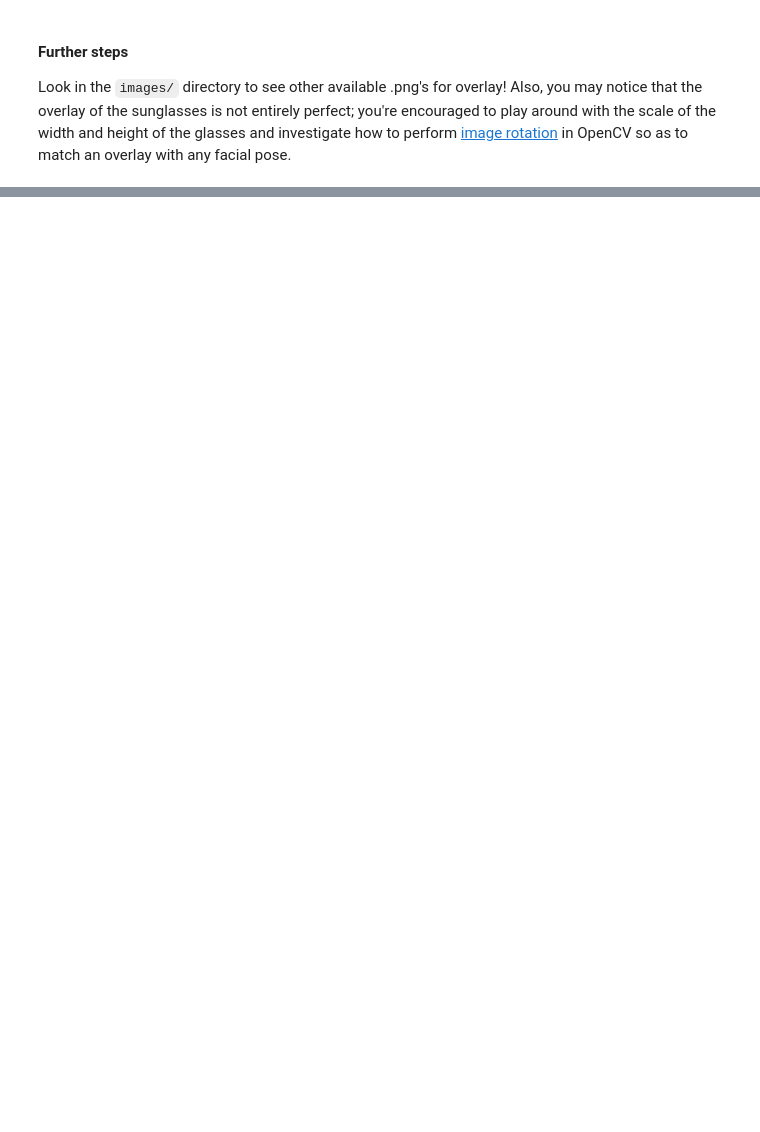
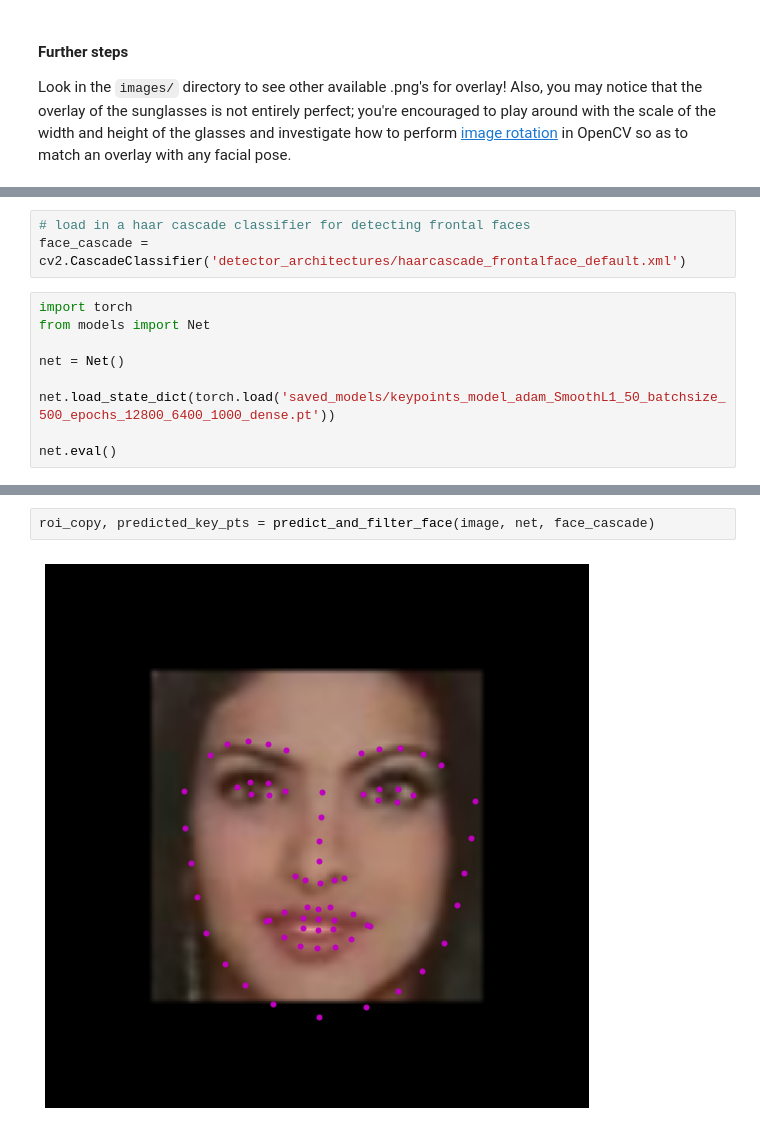
Before and after one commit to kmjawadurrahman/facial-keypoints-detection, a Jupyter notebook: 4. Fun with Keypoints.ipynb, the cells around one changed output, grey strips where cells are left out. Saved outputs shown, nothing was run; the diff lists cells and outputs as text; blank space fills up the shorter version.

```diff
--- a/4. Fun with Keypoints.ipynb
+++ b/4. Fun with Keypoints.ipynb
@@ -133,0 +339,12 @@ Look in the `images/` directory to see other available .png's for overlay! Also,
+# %%
+# load in a haar cascade classifier for detecting frontal faces
+face_cascade = cv2.CascadeClassifier('detector_architectures/haarcascade_frontalface_default.xml')
+# %%
+import torch
+from models import Net
+
+net = Net()
+
+net.load_state_dict(torch.load('saved_models/keypoints_model_adam_SmoothL1_50_batchsize_500_epochs_12800_6400_1000_dense.pt'))
+
+net.eval()
@@ -133,0 +427,4 @@ Look in the `images/` directory to see other available .png's for overlay! Also,
+# %%
+roi_copy, predicted_key_pts = predict_and_filter_face(image, net, face_cascade)
+# %% [output]
+[figure, added]
```
Also changed, not shown: parts of 24 cells of this notebook, 2 other files.
